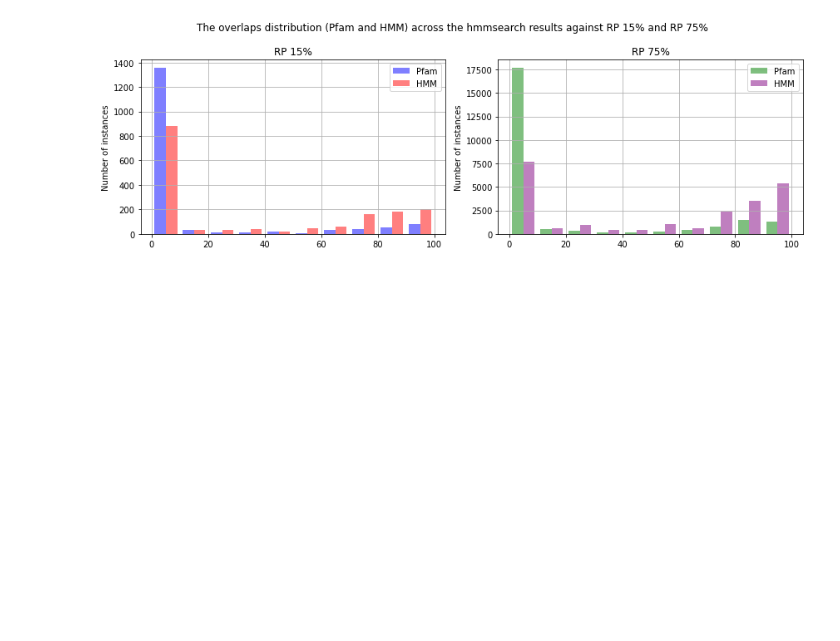
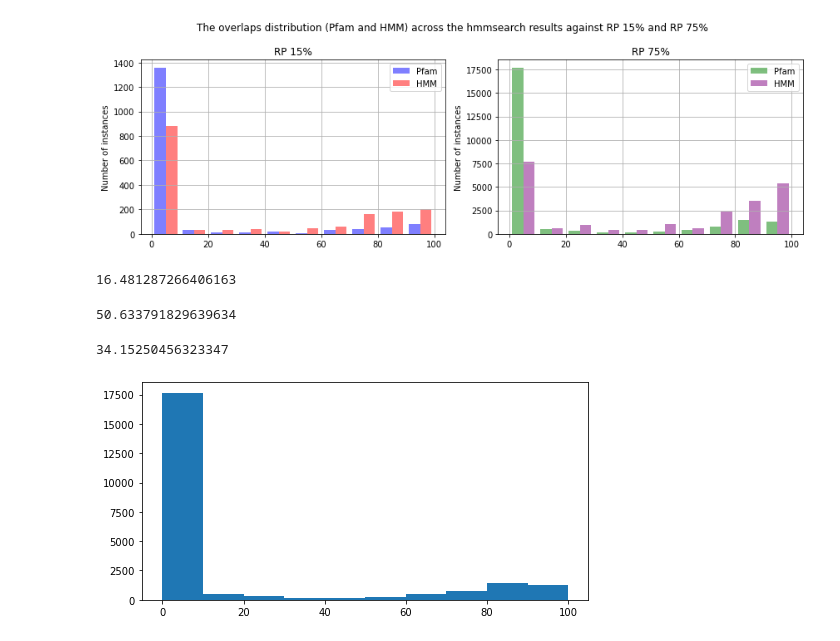
Before and after one commit to AlyaHarvelle/HMMER, a Jupyter notebook: hmm_analysis.ipynb, the cells around one changed output. Drawn from its saved outputs; the diff is of its cells as text; code cells hidden in the pictures; blank space fills up the shorter version.

```diff
--- a/hmm_analysis.ipynb
+++ b/hmm_analysis.ipynb
@@ -285,3 +304,20 @@ plt.tight_layout()
 plt.show()
 # %% [output]
 [figure]
+# %%
+pfam_hmm_rp_75['overlap_pfam_%'].mean()
+# %% [output]
+16.481287266406163
+# %%
+pfam_hmm_rp_75['overlap_hmm_%'].mean()
+# %% [output]
+50.633791829639634
+# %%
+pfam_hmm_rp_75['overlap_hmm_%'].mean() - pfam_hmm_rp_75['overlap_pfam_%'].mean()
+# %% [output]
+34.15250456323347
+# %%
+plt.hist(pfam_hmm_rp_75['overlap_pfam_%'])
+plt.show()
+# %% [output]
+[figure, added]
```
Also changed, not shown: parts of 3 cells of this notebook, 3 other files.
